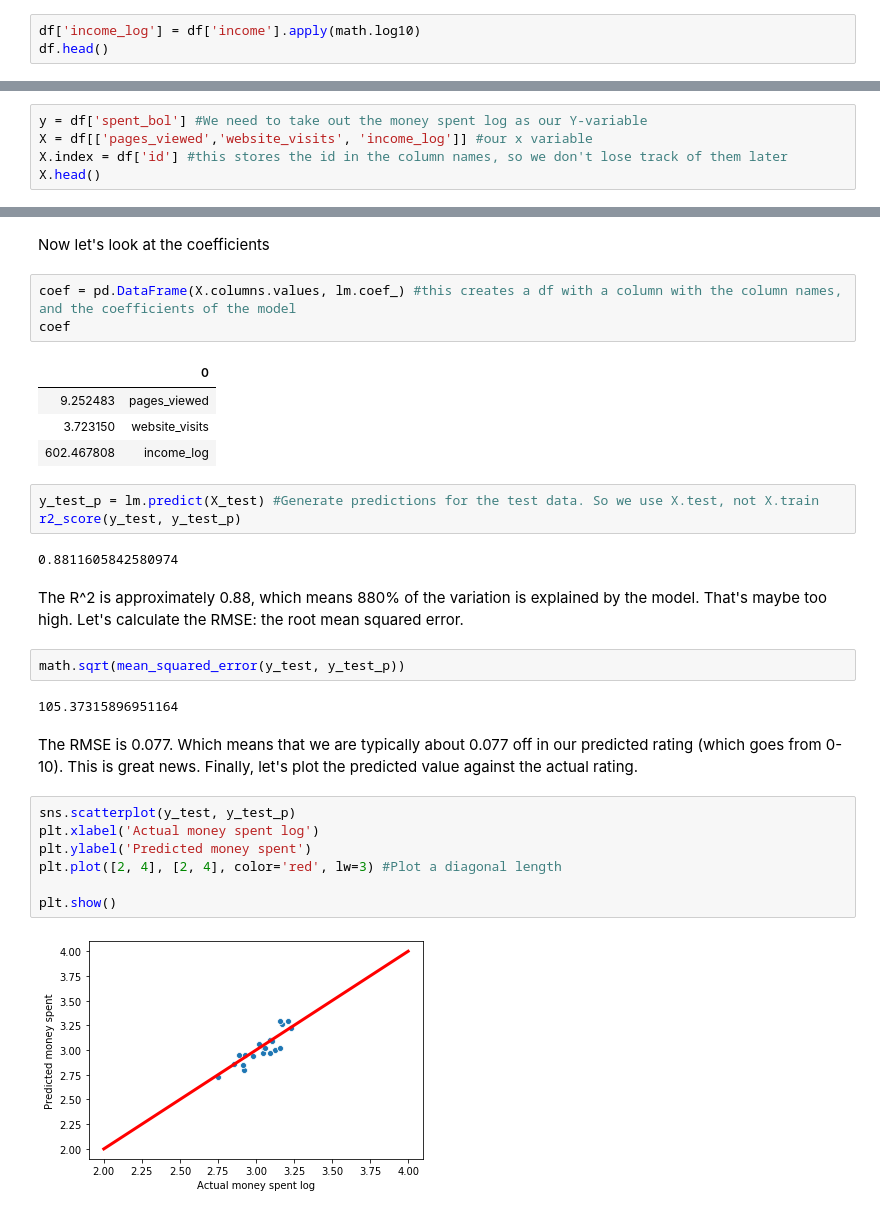
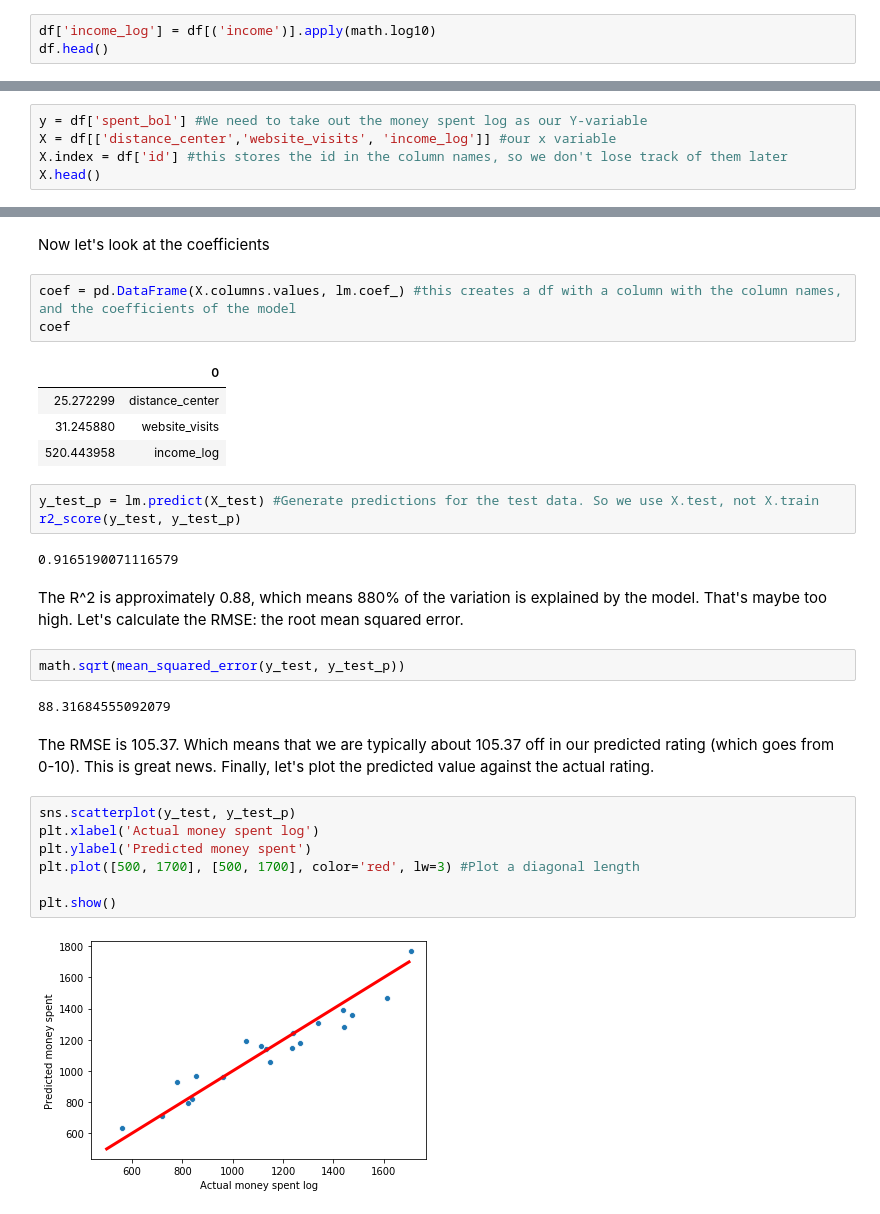
Before and after one commit to mar-berk/Machine-learning, a Jupyter notebook: Week_4/HW_1.ipynb, the cells around one changed output, grey strips where cells are left out. Cells and saved outputs as stored; diff of their text form.

```diff
--- a/Week_4/HW_1.ipynb
+++ b/Week_4/HW_1.ipynb
@@ -47,7 +47,7 @@ plt.show()
 # %% [markdown]
 # Variable Transformations
 # %%
-df['income_log'] = df['income'].apply(math.log10)
+df['income_log'] = df[('income')].apply(math.log10)
 df.head()
 # %% [output]
 |  | id | gender | income | distance_center | website_visits | pages_viewed | time_social_media | ... |
@@ -58,7 +58,7 @@ df.head()
 | 4 | person_5 | female | 22646 | 10.1 | 21 | 78 | 119 | ... |
 # %%
 y = df['spent_bol'] #We need to take out the money spent log as our Y-variable
-X = df[['pages_viewed','website_visits', 'income_log']] #our x variable
+X = df[['distance_center','website_visits', 'income_log']] #our x variable
 X.index = df['id'] #this stores the id in the column names, so we don't lose track of them later
 X.head()
 # %% [output]
@@ -99,29 +101,29 @@ coef = pd.DataFrame(X.columns.values, lm.coef_) #this creates a df with a column
 coef
 # %% [output]
 |  | 0 |
-| 9.252483 | pages_viewed |
-| 3.723150 | website_visits |
-| 602.467808 | income_log |
+| 25.272299 | distance_center |
+| 31.245880 | website_visits |
+| 520.443958 | income_log |
 # %%
 y_test_p = lm.predict(X_test) #Generate predictions for the test data. So we use X.test, not X.train
 r2_score(y_test, y_test_p)
 # %% [output]
-0.8811605842580974
+0.9165190071116579
 # %% [markdown]
 The R^2 is approximately 0.88, which means 880% of the variation is explained by the model. That's maybe too high. Let's calculate the RMSE: the root mean squared error.
 # %%
 math.sqrt(mean_squared_error(y_test, y_test_p))
 # %% [output]
-105.37315896951164
+88.31684555092079
 # %% [markdown]
-The RMSE is 0.077. Which means that we are typically about 0.077 off in our predicted rating (which goes from 0-10). This is great news. Finally, let's plot the predicted value against the actual rating.
+The RMSE is 105.37. Which means that we are typically about 105.37 off in our predicted rating (which goes from 0-10). This is great news. Finally, let's plot the predicted value against the actual rating.
 # %%
 sns.scatterplot(y_test, y_test_p)
 plt.xlabel('Actual money spent log')
 plt.ylabel('Predicted money spent')
-plt.plot([2, 4], [2, 4], color='red', lw=3) #Plot a diagonal length
+plt.plot([500, 1700], [500, 1700], color='red', lw=3) #Plot a diagonal length
 
 plt.show()
 # %% [output]
-[figure, old version]
+[figure, new version]
 # %% [markdown]
```
Also changed, not shown: parts of 6 cells of this notebook, 1 other file.
